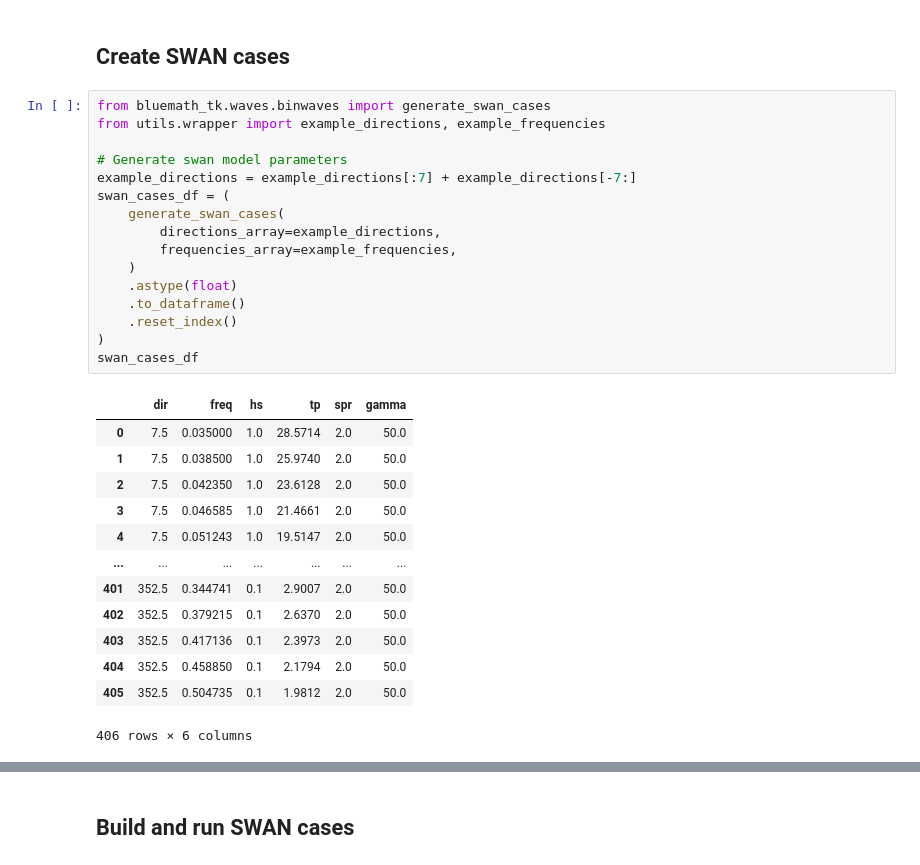
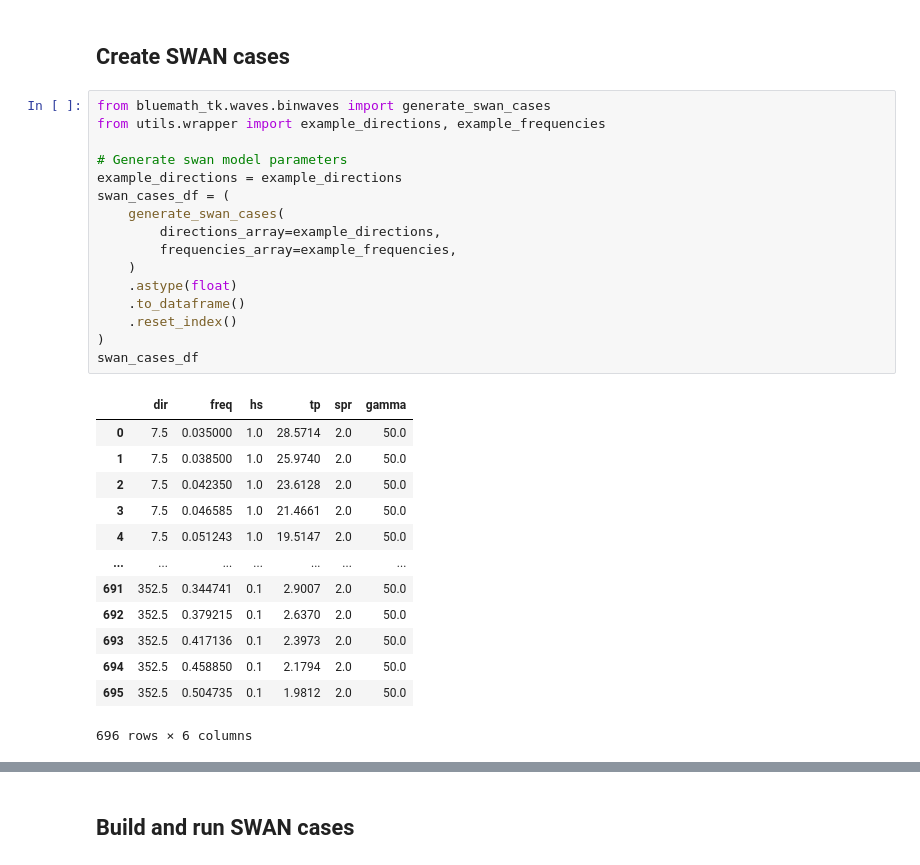
Before and after one commit to JenMontano/BlueMath, a Jupyter notebook: methods/hybrid_downscaling/additive/BinWaves/BinWaves_Propagation.ipynb, the cells around one changed output, grey strips where cells are left out. Saved outputs shown, nothing was run; the diff lists cells and outputs as text.

```diff
--- a/methods/hybrid_downscaling/additive/BinWaves/BinWaves_Propagation.ipynb
+++ b/methods/hybrid_downscaling/additive/BinWaves/BinWaves_Propagation.ipynb
@@ -73,33 +73,33 @@ fixed_parameters
 # %%
 from bluemath_tk.waves.binwaves import generate_swan_cases
 from utils.wrapper import example_directions, example_frequencies
 
 # Generate swan model parameters
-example_directions = example_directions[:7] + example_directions[-7:]
+example_directions = example_directions
 swan_cases_df = (
     generate_swan_cases(
         directions_array=example_directions,
         frequencies_array=example_frequencies,
     )
     .astype(float)
     .to_dataframe()
     .reset_index()
 )
 swan_cases_df
 # %% [output]
 |  | dir | freq | hs | tp | spr | gamma |
 | 0 | 7.5 | 0.035000 | 1.0 | 28.5714 | 2.0 | 50.0 |
 | 1 | 7.5 | 0.038500 | 1.0 | 25.9740 | 2.0 | 50.0 |
 | 2 | 7.5 | 0.042350 | 1.0 | 23.6128 | 2.0 | 50.0 |
 | 3 | 7.5 | 0.046585 | 1.0 | 21.4661 | 2.0 | 50.0 |
 | 4 | 7.5 | 0.051243 | 1.0 | 19.5147 | 2.0 | 50.0 |
 | ... | ... | ... | ... | ... | ... | ... |
-| 401 | 352.5 | 0.344741 | 0.1 | 2.9007 | 2.0 | 50.0 |
-| 402 | 352.5 | 0.379215 | 0.1 | 2.6370 | 2.0 | 50.0 |
-| 403 | 352.5 | 0.417136 | 0.1 | 2.3973 | 2.0 | 50.0 |
-| 404 | 352.5 | 0.458850 | 0.1 | 2.1794 | 2.0 | 50.0 |
-| 405 | 352.5 | 0.504735 | 0.1 | 1.9812 | 2.0 | 50.0 |
+| 691 | 352.5 | 0.344741 | 0.1 | 2.9007 | 2.0 | 50.0 |
+| 692 | 352.5 | 0.379215 | 0.1 | 2.6370 | 2.0 | 50.0 |
+| 693 | 352.5 | 0.417136 | 0.1 | 2.3973 | 2.0 | 50.0 |
+| 694 | 352.5 | 0.458850 | 0.1 | 2.1794 | 2.0 | 50.0 |
+| 695 | 352.5 | 0.504735 | 0.1 | 1.9812 | 2.0 | 50.0 |
-406 rows × 6 columns
+696 rows × 6 columns
 # %%
 import numpy as np
 from bluemath_tk.waves.binwaves import plot_selected_cases_grid
```
Also changed, not shown: parts of 12 cells of this notebook, 2 other files.
